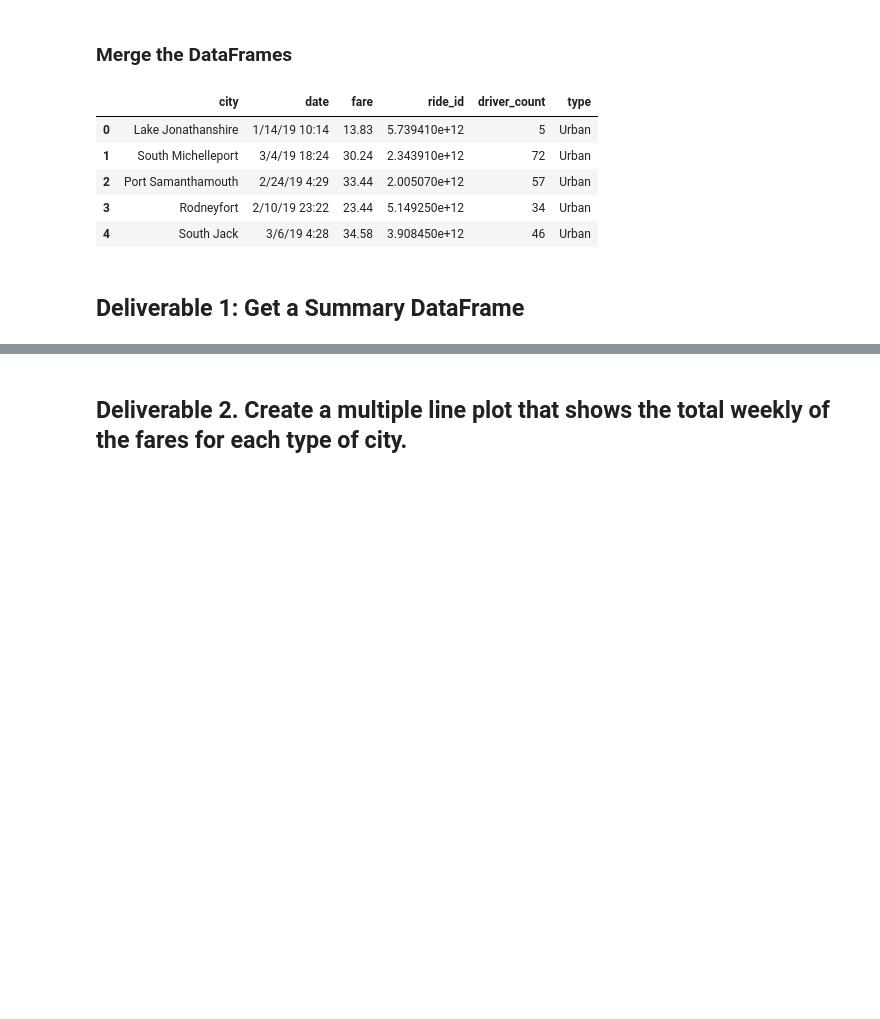
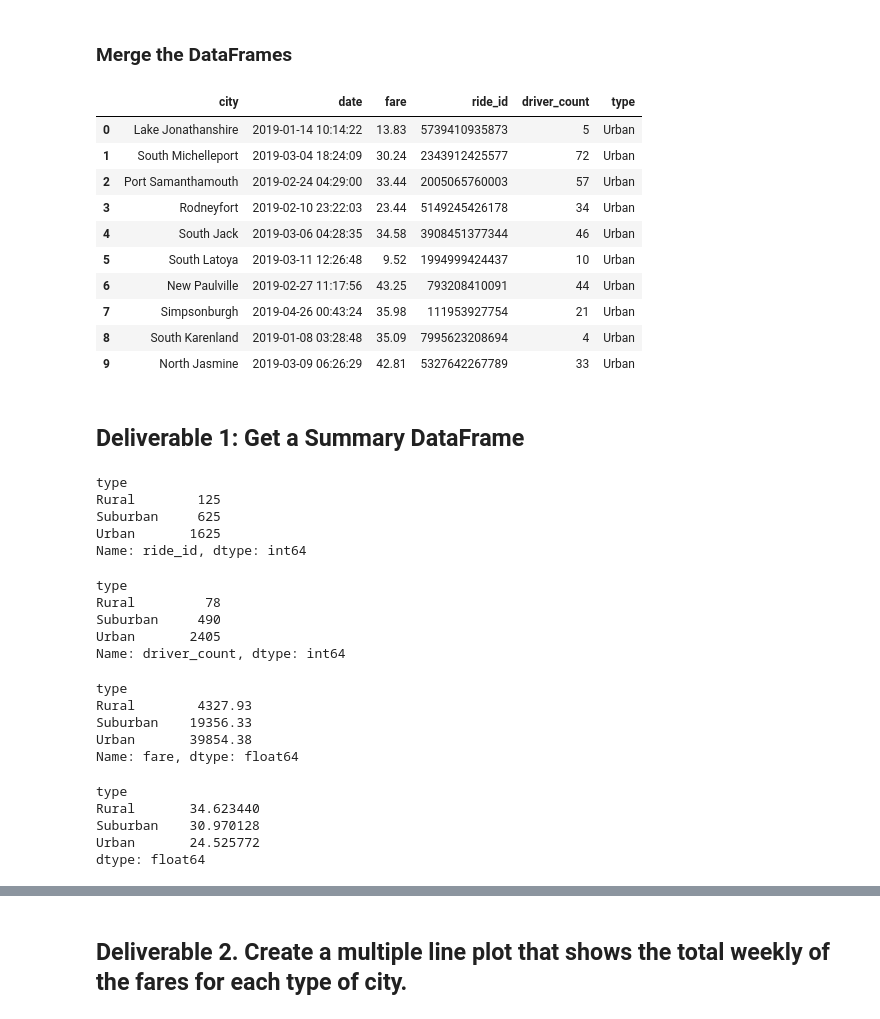
Before and after one commit to Jarviniazh/Module-5-Challenge-PyBer-Analysis, a Jupyter notebook: PyBer_Challenge.ipynb, the cells around one changed output, grey strips where cells are left out. Drawn from its saved outputs; the diff is of its cells as text; code cells hidden in the pictures; blank space fills up the shorter version.

```diff
--- a/PyBer_Challenge.ipynb
+++ b/PyBer_Challenge.ipynb
@@ -10,8 +10,8 @@ import matplotlib.pyplot as plt
 import pandas as pd
 
 # File to Load (Remember to change these)
-city_data_to_load = "city_data.csv"
-ride_data_to_load = "ride_data.csv"
+city_data_to_load = "Resources/city_data.csv"
+ride_data_to_load = "Resources/ride_data.csv"
 
 # Read the City and Ride Data
 city_data_df = pd.read_csv(city_data_to_load)
@@ -21,25 +21,62 @@ ride_data_df = pd.read_csv(ride_data_to_load)
 # %%
 # Combine the data into a single dataset
 pyber_data_df = pd.merge(ride_data_df, city_data_df, how="left", on=["city", "city"])
 
 # Display the data table for preview
-pyber_data_df.head()
+pyber_data_df.head(10)
 # %% [output]
 |  | city | date | fare | ride_id | driver_count | type |
-| 0 | Lake Jonathanshire | 1/14/19 10:14 | 13.83 | 5.739410e+12 | 5 | Urban |
-| 1 | South Michelleport | 3/4/19 18:24 | 30.24 | 2.343910e+12 | 72 | Urban |
-| 2 | Port Samanthamouth | 2/24/19 4:29 | 33.44 | 2.005070e+12 | 57 | Urban |
-| 3 | Rodneyfort | 2/10/19 23:22 | 23.44 | 5.149250e+12 | 34 | Urban |
-| 4 | South Jack | 3/6/19 4:28 | 34.58 | 3.908450e+12 | 46 | Urban |
+| 0 | Lake Jonathanshire | 2019-01-14 10:14:22 | 13.83 | 5739410935873 | 5 | Urban |
+| 1 | South Michelleport | 2019-03-04 18:24:09 | 30.24 | 2343912425577 | 72 | Urban |
+| 2 | Port Samanthamouth | 2019-02-24 04:29:00 | 33.44 | 2005065760003 | 57 | Urban |
+| 3 | Rodneyfort | 2019-02-10 23:22:03 | 23.44 | 5149245426178 | 34 | Urban |
+| 4 | South Jack | 2019-03-06 04:28:35 | 34.58 | 3908451377344 | 46 | Urban |
+| 5 | South Latoya | 2019-03-11 12:26:48 | 9.52 | 1994999424437 | 10 | Urban |
+| 6 | New Paulville | 2019-02-27 11:17:56 | 43.25 | 793208410091 | 44 | Urban |
+| 7 | Simpsonburgh | 2019-04-26 00:43:24 | 35.98 | 111953927754 | 21 | Urban |
+| 8 | South Karenland | 2019-01-08 03:28:48 | 35.09 | 7995623208694 | 4 | Urban |
+| 9 | North Jasmine | 2019-03-09 06:26:29 | 42.81 | 5327642267789 | 33 | Urban |
 # %% [markdown]
 ## Deliverable 1: Get a Summary DataFrame
 # %%
 #  1. Get the total rides for each city type
+total_rides = pyber_data_df.groupby(["type"]).count()["ride_id"]
+total_rides
+# %% [output]
+type
+Rural        125
+Suburban     625
+Urban       1625
+Name: ride_id, dtype: int64
 # %%
 # 2. Get the total drivers for each city type
+total_drivers = city_data_df.groupby(["type"]).sum()["driver_count"]
+total_drivers
+# %% [output]
+type
+Rural         78
+Suburban     490
+Urban       2405
+Name: driver_count, dtype: int64
 # %%
 #  3. Get the total amount of fares for each city type
+total_fares = pyber_data_df.groupby(["type"]).sum()["fare"]
+total_fares
+# %% [output]
+type
+Rural        4327.93
+Suburban    19356.33
+Urban       39854.38
+Name: fare, dtype: float64
 # %%
 #  4. Get the average fare per ride for each city type.
+average_per_ride = total_fares / total_rides
+average_per_ride
+# %% [output]
+type
+Rural       34.623440
+Suburban    30.970128
+Urban       24.525772
+dtype: float64
 # %%
 # 5. Get the average fare per driver for each city type.
```
Also changed, not shown: parts of 14 cells of this notebook.
